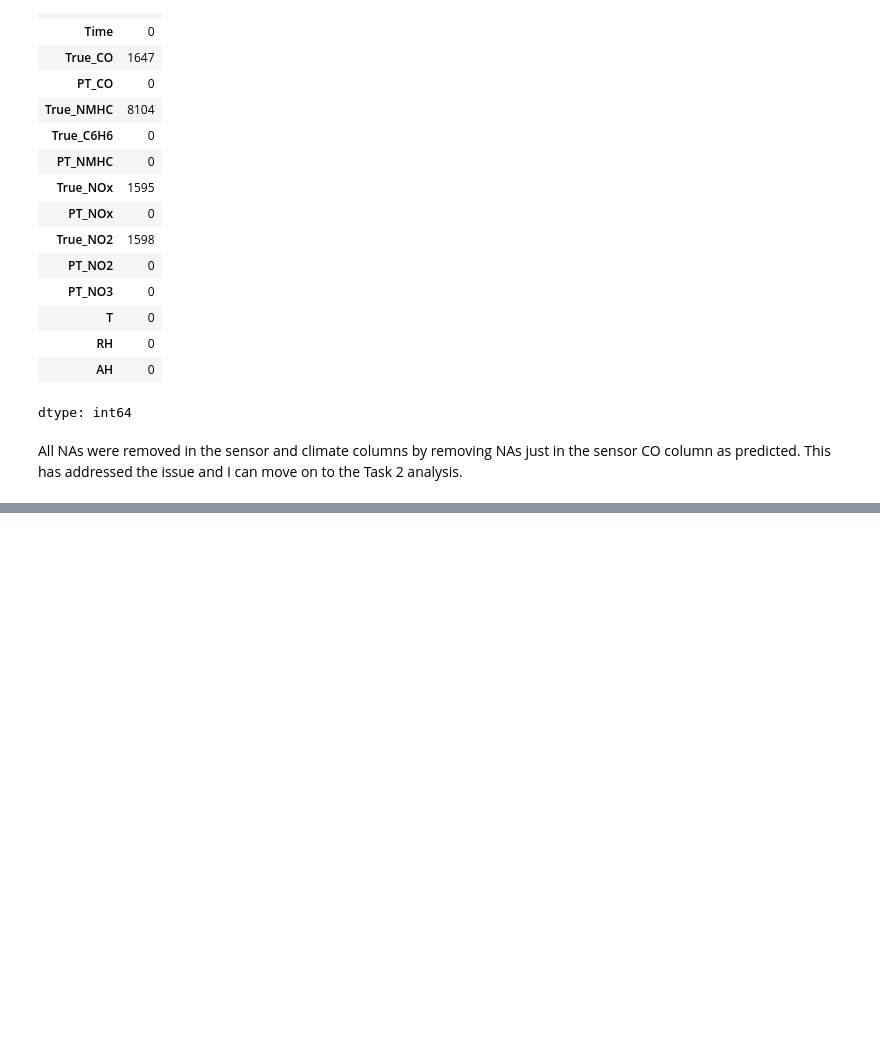
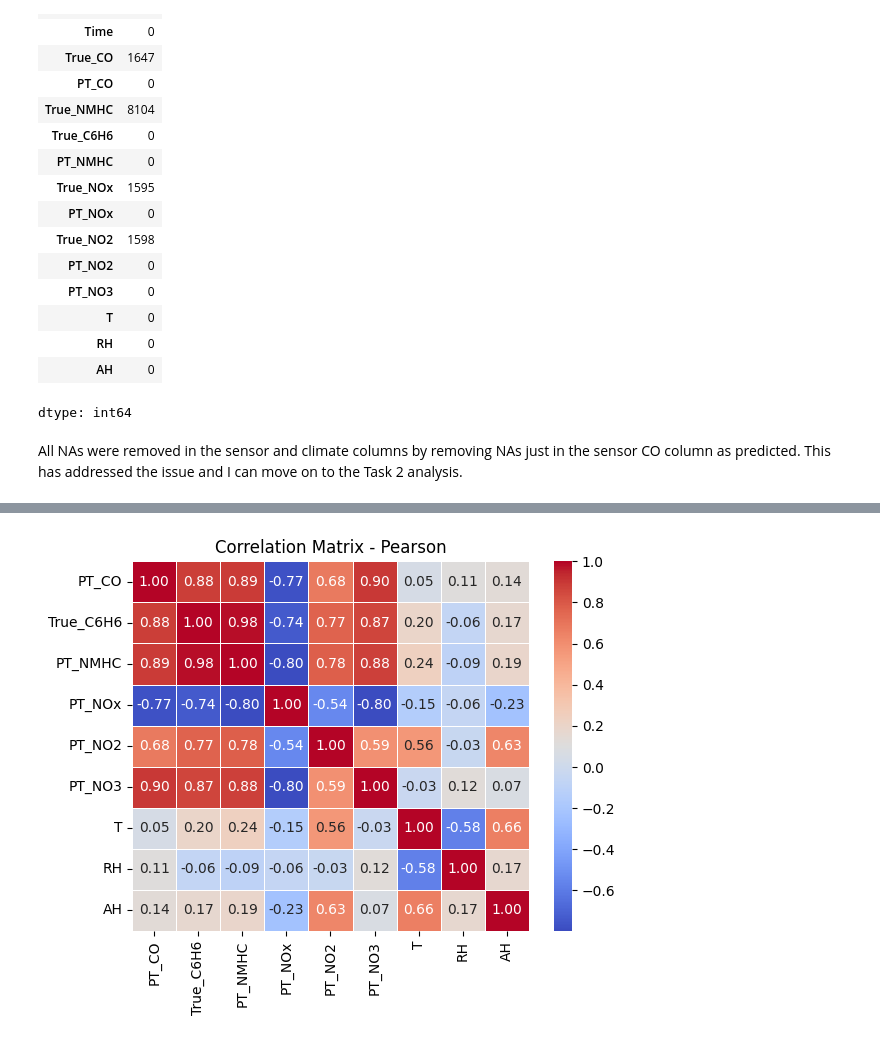
Before and after one commit to shuodeng521-sys/ST-554-Project1-Shuo-Anna-Jillian, a Jupyter notebook: Task2/Greene_Project1_Task2.ipynb, the cells around one changed output, grey strips where cells are left out. Cells and saved outputs as stored; diff of their text form; code cells hidden in the pictures; blank space fills up the shorter version.

```diff
--- a/Task2/Greene_Project1_Task2.ipynb
+++ b/Task2/Greene_Project1_Task2.ipynb
@@ -110,0 +116,21 @@ All NAs were removed in the sensor and climate columns by removing NAs just in t
+# %%
+# Create new df for matrix
+# Create drop clause with wildcard
+drop_trues = [col for col in air_quality.columns if col.startswith("True_") and col != "True_C6H6"]
+
+matrix_df = air_quality.drop(columns=drop_trues + ["Date", "Time"])
+
+# Create correlation matrix - Pearson correlation
+corr_matrix = matrix_df.corr()
+
+# Plot using seaborn
+sns.heatmap(corr_matrix,
+            annot=True, # Add correlation number
+            cmap='coolwarm', # Color map
+            fmt='.2f', # 2 decimal place
+            linewidths=0.5)
+# Add title
+plt.title('Correlation Matrix - Pearson')
+plt.show()
+# %% [output]
+[figure, added]
```
Also changed, not shown: parts of 20 cells of this notebook.
